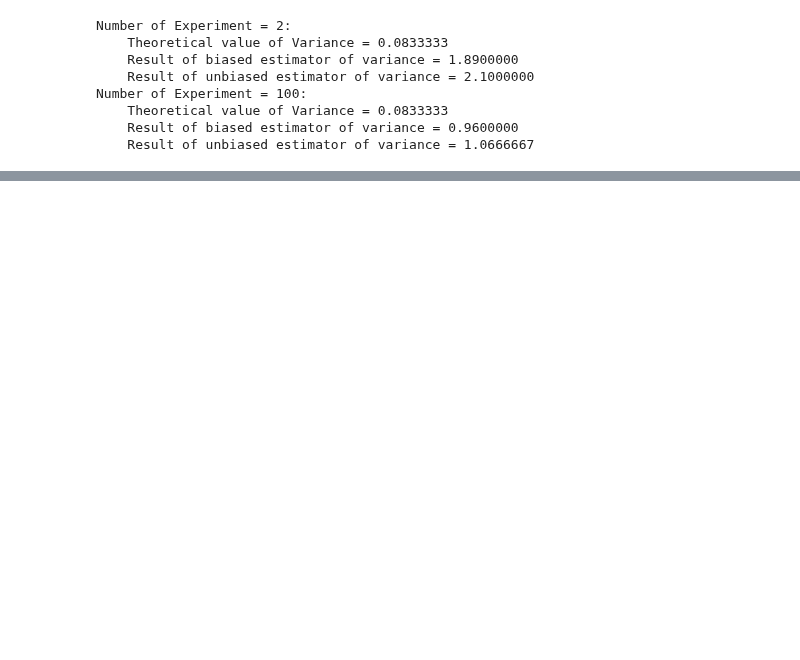
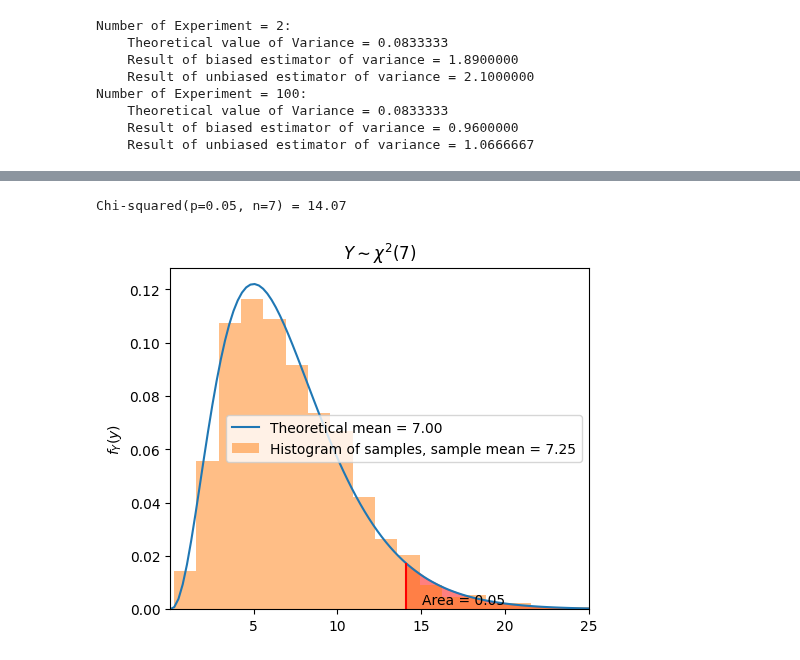
Before and after one commit to bruce88617/nycudopcs_advanced, a Jupyter notebook: Lectures/Lecture04/Lecture04.ipynb, the cells around one changed output, grey strips where cells are left out. Drawn from its saved outputs; the diff is of its cells as text; code cells hidden in the pictures; blank space fills up the shorter version.

```diff
--- a/Lectures/Lecture04/Lecture04.ipynb
+++ b/Lectures/Lecture04/Lecture04.ipynb
@@ -479,0 +670,7 @@ $$
+# %%
+from scripts.testFuncs import test3
+
+test3(n=7, numSamples=1000, alpha=0.05)
+# %% [output]
+Chi-squared(p=0.05, n=7) = 14.07
+[figure, added]
```
Also changed, not shown: parts of 22 cells of this notebook, 2 other files.
